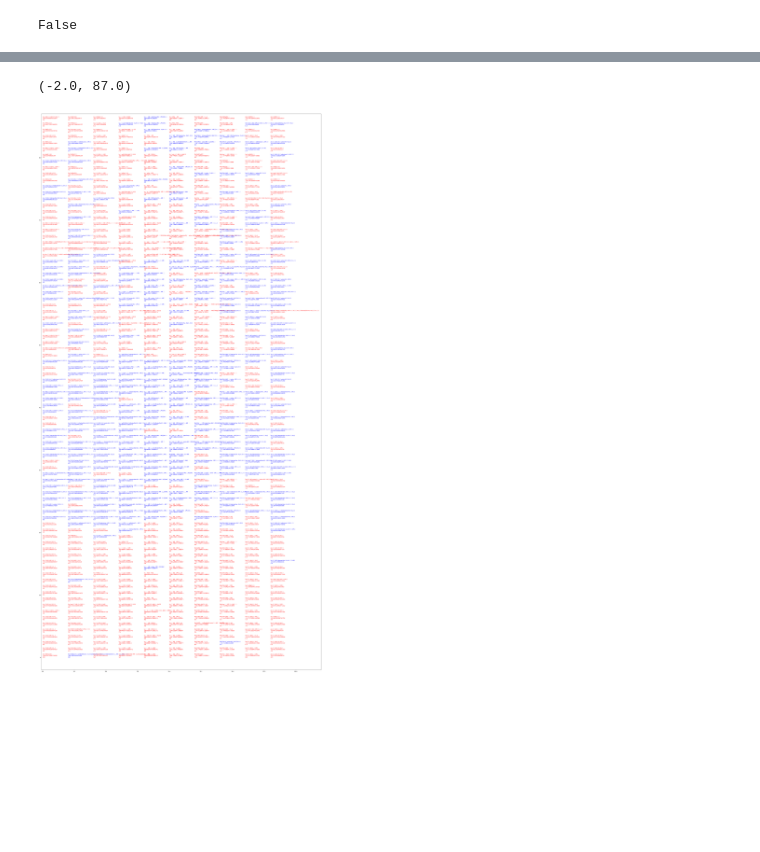
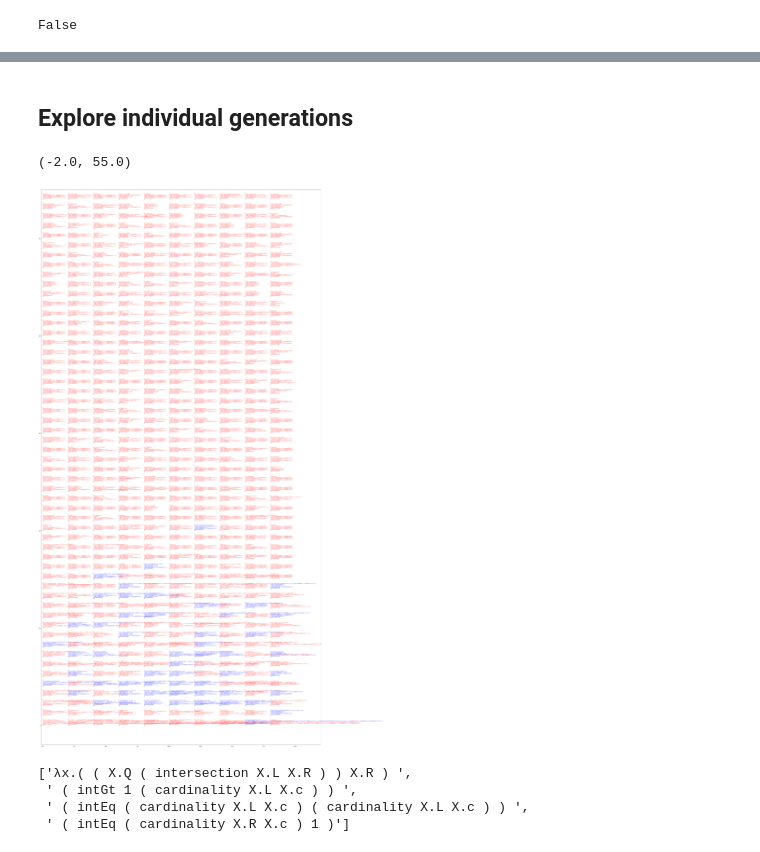
Before and after one commit to thelogicalgrammar/compositionalModes, a Jupyter notebook: analysis/quantifiers/analysis.ipynb, the cells around one changed output, grey strips where cells are left out. Saved outputs shown, nothing was run; the diff lists cells and outputs as text; code cells hidden in the pictures; blank space fills up the shorter version.

```diff
--- a/analysis/quantifiers/analysis.ipynb
+++ b/analysis/quantifiers/analysis.ipynb
@@ -10,7 +12,7 @@ import re
 # %%
 def is_conservative(s):
     # Define the pattern for "(union|intersection|setminus) X.[RL] X.[RL]"
-    pattern_main = r'(union|intersection|setminus) X\.[RL] X\.[RL]'
+    pattern_main = r'(union|intersection|setminus) (X\.R X\.L|X\.L X\.R)'
 
     # Find all occurrences of this pattern
     main_matches = re.findall(pattern_main, s)
@@ -38,9 +60,9 @@ False
 # %%
-datadir = "./../../data/first_test/"
+datadir = "./../../data/second_test/run_"
 # %%
 data = []
 for findex in range(1,17):
-    fpath = "./../../data/first_test/run_"+str(findex)
+    fpath = datadir+str(findex)
     run = dict()
     with open(fpath+'/parameters.json','r') as openf:
         params = json.load(openf)
@@ -187,20 +226,34 @@ Length: 87, dtype: object
+# %% [markdown]
+## Explore individual generations
 # %%
-df_plot = reshuffled_data[reshuffled_data['exp']==10][['gen','child','parent','comp','conservative','commAcc','original']]
+df_plot = reshuffled_data[reshuffled_data['exp']==13]
 # %%
 fig,ax = plt.subplots(figsize=(40,80))
 for i, agent in df_plot.iterrows():
     color = 'blue' if agent.conservative else 'red'
+    text = (
+        str(agent.child)
+        + '\n'
+        + agent.comp
+        +'\n'
+        +str(agent.Q1)
+        + '\n'
+        +str(agent.Q2)
+        + '\n'
+        +str(agent.Q3)
+        + '\n'
+        +str(agent.commAcc)
+        +'\n'+str(agent.parent)
+    )
     ax.text(
         agent.child*2,
         agent.gen,
-        agent['comp']+'\n'
-        # +(agent.original if agent.original else '')
-        +str(agent.commAcc)
-        +'\n'+str(agent.parent),
-        color=color
+        text,
+        color=color,
+        fontsize='x-small'
     )
 ax.set_xlim(-0.1,22)
 ax.set_ylim(-2,df_plot.gen.max()+1)
 # %% [output]
-(-2.0, 87.0)
+(-2.0, 55.0)
-[figure, old version]
+[figure, new version]
@@ -206,0 +262,7 @@ ax.set_ylim(-2,df_plot.gen.max()+1)
+# %%
+pprint(data[4]['generation'][3]['children'][4]['hypothesis'].split('|'))
+# %% [output]
+['λx.( ( X.Q ( intersection X.L X.R ) ) X.R ) ',
+ ' ( intGt 1 ( cardinality X.L X.c ) ) ',
+ ' ( intEq ( cardinality X.L X.c ) ( cardinality X.L X.c ) ) ',
+ ' ( intEq ( cardinality X.R X.c ) 1 )']
```
Also changed, not shown: parts of 18 cells of this notebook, 2 other files.
